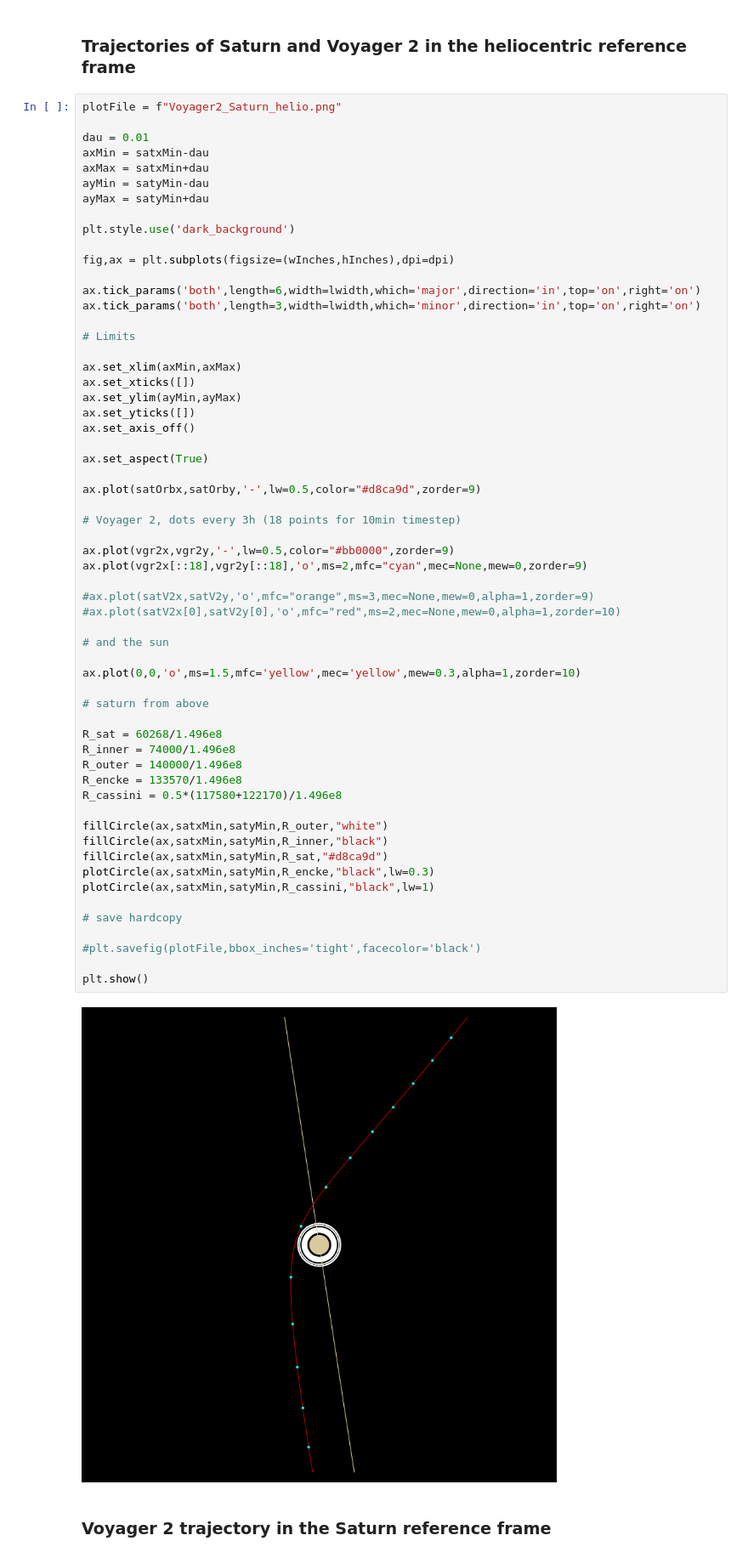
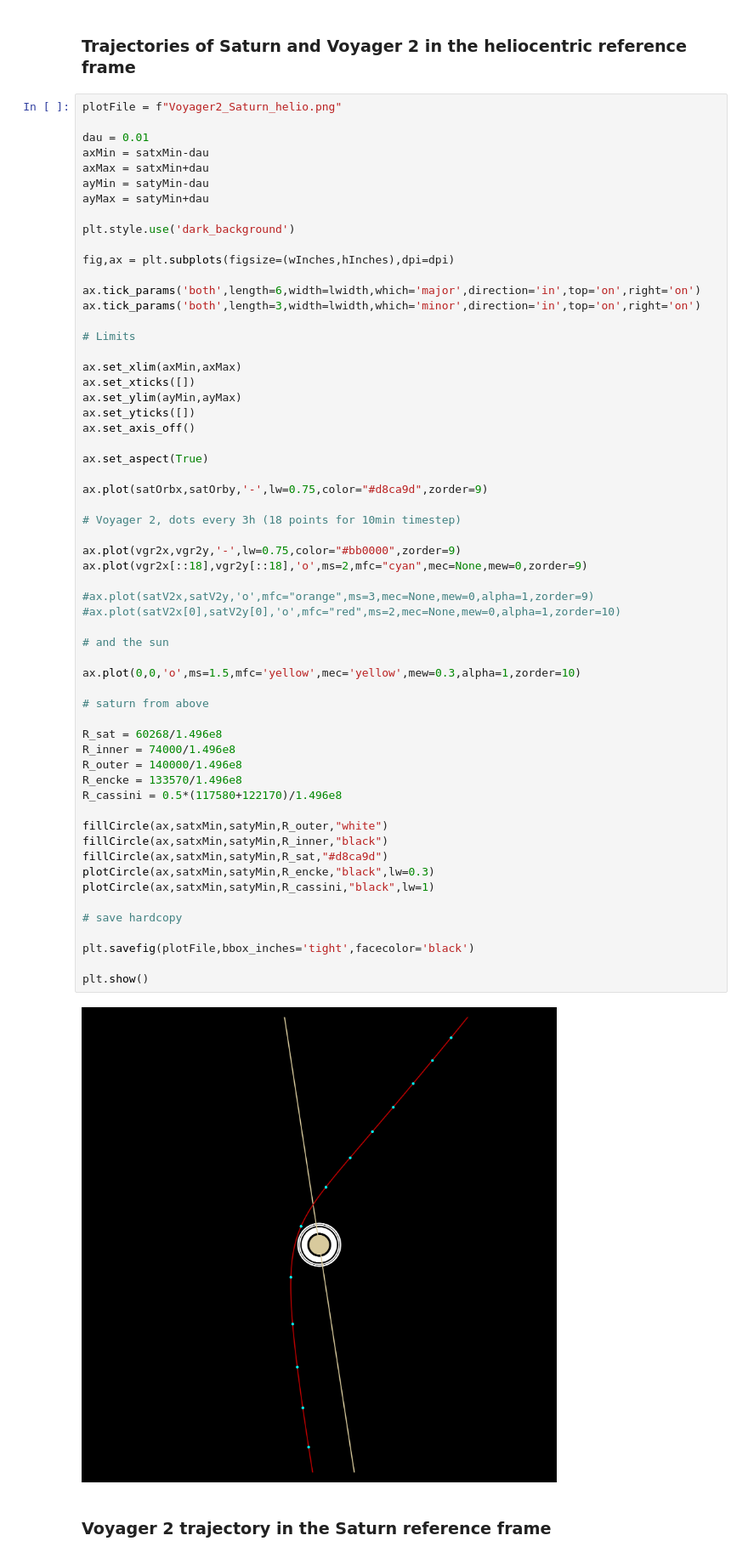
Before and after one commit to rwpogge/TeachingGraphics, a Jupyter notebook: Spaceflight/Voyager2_Saturn.ipynb, the cells around one changed output. Shown at 85% size. Cells and saved outputs as stored; diff of their text form.

```diff
--- a/Spaceflight/Voyager2_Saturn.ipynb
+++ b/Spaceflight/Voyager2_Saturn.ipynb
@@ -201,41 +201,41 @@ ax.set_axis_off()
 
 ax.set_aspect(True)
 
-ax.plot(satOrbx,satOrby,'-',lw=0.5,color="#d8ca9d",zorder=9)
+ax.plot(satOrbx,satOrby,'-',lw=0.75,color="#d8ca9d",zorder=9)
 
 # Voyager 2, dots every 3h (18 points for 10min timestep)
 
-ax.plot(vgr2x,vgr2y,'-',lw=0.5,color="#bb0000",zorder=9)
+ax.plot(vgr2x,vgr2y,'-',lw=0.75,color="#bb0000",zorder=9)
 ax.plot(vgr2x[::18],vgr2y[::18],'o',ms=2,mfc="cyan",mec=None,mew=0,zorder=9)
 
 #ax.plot(satV2x,satV2y,'o',mfc="orange",ms=3,mec=None,mew=0,alpha=1,zorder=9)
 #ax.plot(satV2x[0],satV2y[0],'o',mfc="red",ms=2,mec=None,mew=0,alpha=1,zorder=10)
 
 # and the sun
 
 ax.plot(0,0,'o',ms=1.5,mfc='yellow',mec='yellow',mew=0.3,alpha=1,zorder=10)
 
 # saturn from above
 
 R_sat = 60268/1.496e8
 R_inner = 74000/1.496e8
 R_outer = 140000/1.496e8
 R_encke = 133570/1.496e8
 R_cassini = 0.5*(117580+122170)/1.496e8
 
 fillCircle(ax,satxMin,satyMin,R_outer,"white")
 fillCircle(ax,satxMin,satyMin,R_inner,"black")
 fillCircle(ax,satxMin,satyMin,R_sat,"#d8ca9d")
 plotCircle(ax,satxMin,satyMin,R_encke,"black",lw=0.3)
 plotCircle(ax,satxMin,satyMin,R_cassini,"black",lw=1)
 
 # save hardcopy
 
-#plt.savefig(plotFile,bbox_inches='tight',facecolor='black')
+plt.savefig(plotFile,bbox_inches='tight',facecolor='black')
 
 plt.show()
 # %% [output]
-[figure, old version]
+[figure, new version]
 # %% [markdown]
 ### Voyager 2 trajectory in the Saturn reference frame
 # %%
```
Also changed, not shown: parts of 1 cell of this notebook.
